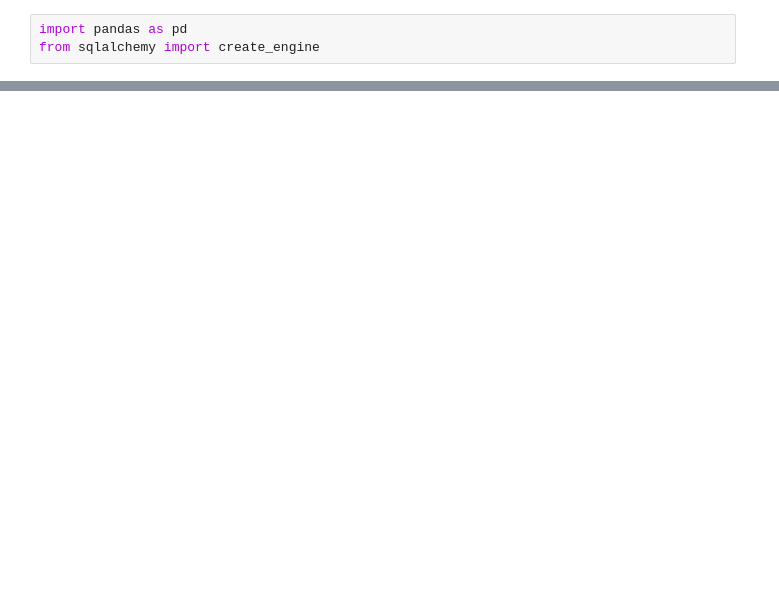
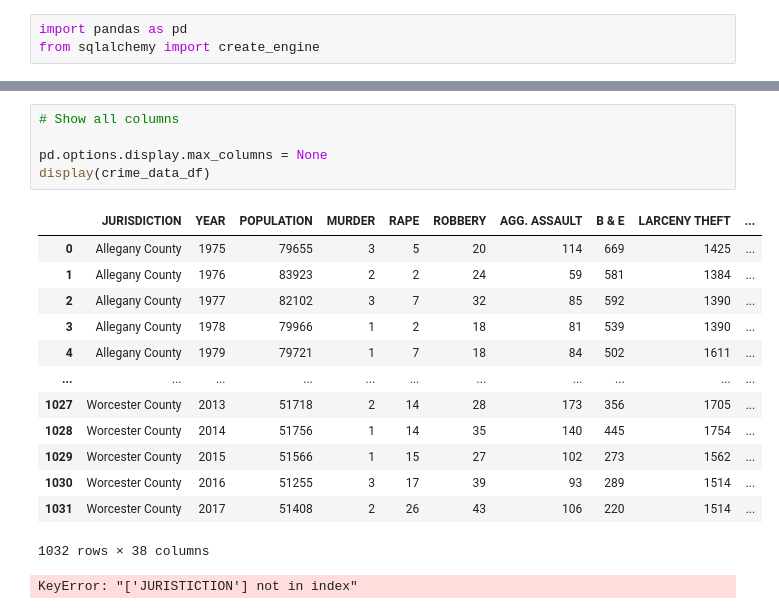
Before and after one commit to ccgrace/ETL_project, a Jupyter notebook: crime_etl.ipynb, the cells around one changed output, grey strips where cells are left out. Drawn from its saved outputs; the diff is of its cells as text; blank space fills up the shorter version.

```diff
--- a/crime_etl.ipynb
+++ b/crime_etl.ipynb
@@ -14,0 +16,20 @@ crime_data_df.head()
+# %%
+# Show all columns
+
+pd.options.display.max_columns = None
+display(crime_data_df)
+# %% [output]
+|  | JURISDICTION | YEAR | POPULATION | MURDER | RAPE | ROBBERY | AGG. ASSAULT | B & E | LARCENY THEFT | ... |
+| 0 | Allegany County | 1975 | 79655 | 3 | 5 | 20 | 114 | 669 | 1425 | ... |
+| 1 | Allegany County | 1976 | 83923 | 2 | 2 | 24 | 59 | 581 | 1384 | ... |
+| 2 | Allegany County | 1977 | 82102 | 3 | 7 | 32 | 85 | 592 | 1390 | ... |
+| 3 | Allegany County | 1978 | 79966 | 1 | 2 | 18 | 81 | 539 | 1390 | ... |
+| 4 | Allegany County | 1979 | 79721 | 1 | 7 | 18 | 84 | 502 | 1611 | ... |
+| ... | ... | ... | ... | ... | ... | ... | ... | ... | ... | ... |
+| 1027 | Worcester County | 2013 | 51718 | 2 | 14 | 28 | 173 | 356 | 1705 | ... |
+| 1028 | Worcester County | 2014 | 51756 | 1 | 14 | 35 | 140 | 445 | 1754 | ... |
+| 1029 | Worcester County | 2015 | 51566 | 1 | 15 | 27 | 102 | 273 | 1562 | ... |
+| 1030 | Worcester County | 2016 | 51255 | 3 | 17 | 39 | 93 | 289 | 1514 | ... |
+| 1031 | Worcester County | 2017 | 51408 | 2 | 26 | 43 | 106 | 220 | 1514 | ... |
+1032 rows × 38 columns
+KeyError: "['JURISTICTION'] not in index"
```
Also changed, not shown: parts of 3 cells of this notebook, 1 other file.
